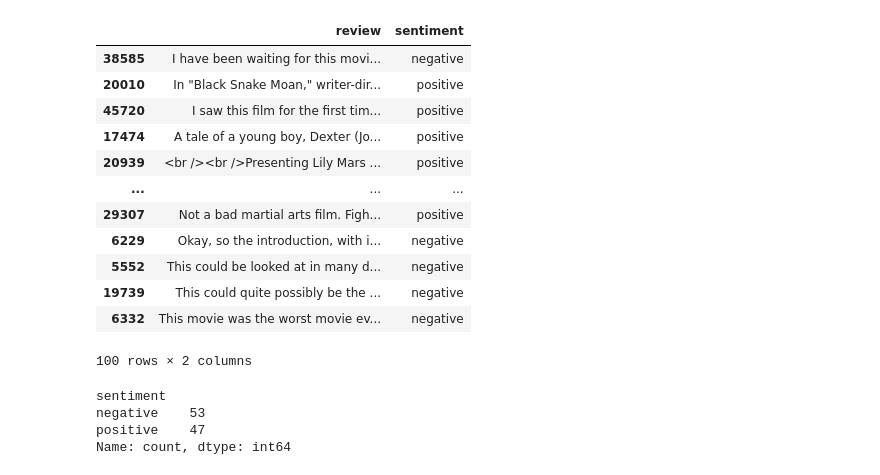
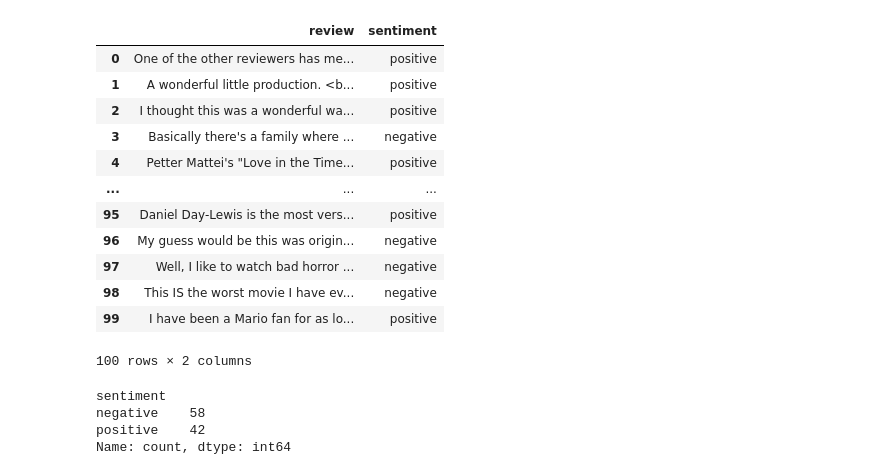
Before and after one commit to theabhisekdatta/Natural-Language-Processing, a Jupyter notebook: New NLP/sentiment.ipynb, the cells around one changed output. Cells and saved outputs as stored; diff of their text form; code cells hidden in the pictures.

```diff
--- a/New NLP/sentiment.ipynb
+++ b/New NLP/sentiment.ipynb
@@ -1,26 +1,26 @@
 # %%
 import pandas as pd
 data = pd.read_csv('IMDB Dataset.csv',)
-df_100 = data.sample(n = 100)
+df_100 = data.head(100)
 df_100
 # %% [output]
 |  | review | sentiment |
-| 38585 | I have been waiting for this movi... | negative |
-| 20010 | In "Black Snake Moan," writer-dir... | positive |
-| 45720 | I saw this film for the first tim... | positive |
-| 17474 | A tale of a young boy, Dexter (Jo... | positive |
-| 20939 | <br /><br />Presenting Lily Mars ... | positive |
+| 0 | One of the other reviewers has me... | positive |
+| 1 | A wonderful little production. <b... | positive |
+| 2 | I thought this was a wonderful wa... | positive |
+| 3 | Basically there's a family where ... | negative |
+| 4 | Petter Mattei's "Love in the Time... | positive |
 | ... | ... | ... |
-| 29307 | Not a bad martial arts film. Figh... | positive |
-| 6229 | Okay, so the introduction, with i... | negative |
-| 5552 | This could be looked at in many d... | negative |
-| 19739 | This could quite possibly be the ... | negative |
-| 6332 | This movie was the worst movie ev... | negative |
+| 95 | Daniel Day-Lewis is the most vers... | positive |
+| 96 | My guess would be this was origin... | negative |
+| 97 | Well, I like to watch bad horror ... | negative |
+| 98 | This IS the worst movie I have ev... | negative |
+| 99 | I have been a Mario fan for as lo... | positive |
 100 rows × 2 columns
 # %%
 df_100["sentiment"].value_counts()
 # %% [output]
 sentiment
-negative    53
-positive    47
+negative    58
+positive    42
 Name: count, dtype: int64
```
Also changed, not shown: parts of 15 cells of this notebook, 3 other files.
